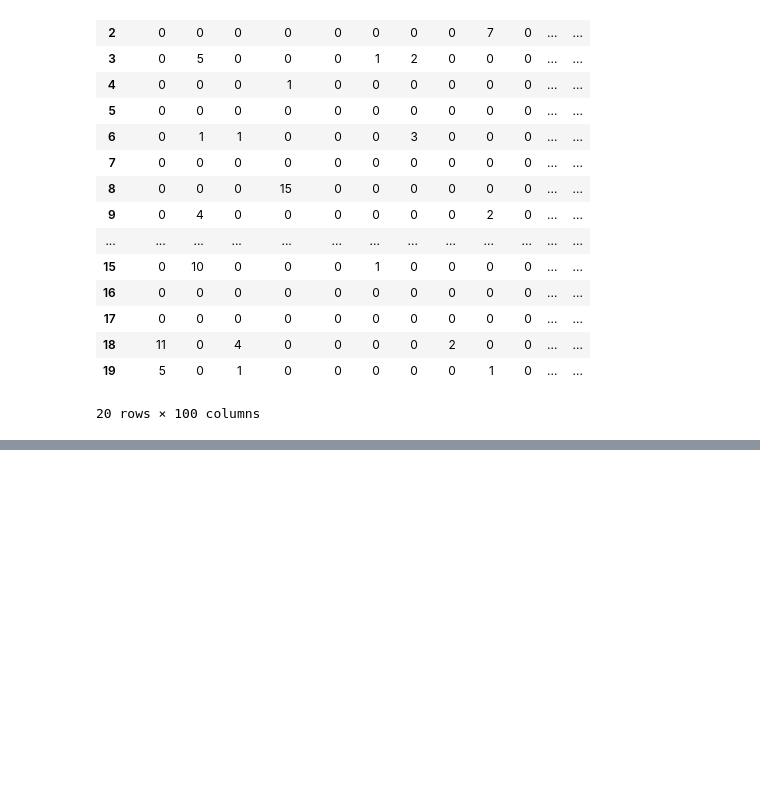
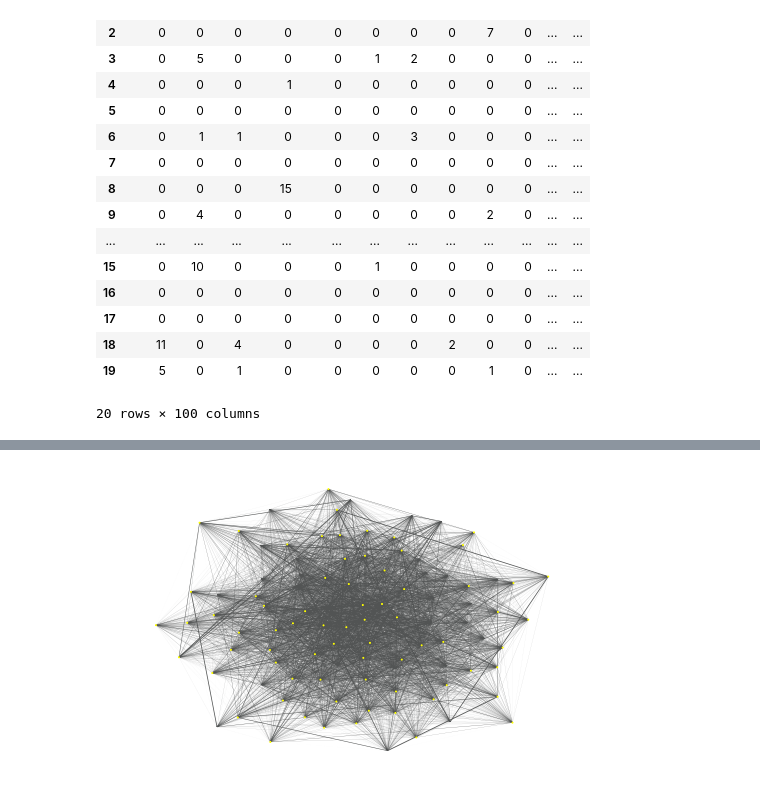
Before and after one commit to aqua86400/107-2NTUFintech_2ndgroup, a Jupyter notebook: HW2/main.ipynb, the cells around one changed output, grey strips where cells are left out. Cells and saved outputs as stored; diff of their text form; code cells hidden in the pictures; blank space fills up the shorter version.

```diff
--- a/HW2/main.ipynb
+++ b/HW2/main.ipynb
@@ -187,30 +187,33 @@ Index(['丁守中', '中國', '主委', '侯友宜', '候選人', '價值', '兩
 import networkx as nx
 import matplotlib.pyplot as plt
 import matplotlib.font_manager as fm
 from matplotlib.font_manager import _rebuild
 # refer to : https://github.com/joe0123/Fintech-Text_Mining_and_Machine_Learning/tree/master/HW2
 
 _rebuild()
 plt.rcParams['font.sans-serif'] = ['Microsoft JhengHei']
 plt.rcParams['axes.unicode_minus'] = False
 #reference: https://blog.csdn.net/helunqu2017/article/details/78602959
 
 
 df = pd.read_csv("co-occurancy_matrix.csv")
 co_matrix = coocc_df.values
+nm_list = CoOcc_df.columns
 freq_list = np.diag(coocc_df.values)
 
 G = nx.Graph()
 for i in range(len(co_matrix)):
     if freq_list[i] != 0:
         G.add_node(str(nm_list[i]), size = int(freq_list[i]))
 
 for i in range(len(co_matrix)):
     for j in range(len(co_matrix)):
         if (i != j) and (co_matrix[i][j] != 0.0):
             G.add_edge(str(nm_list[i]), str(nm_list[j]), weight = co_matrix[i][j])
 
 pos = nx.spring_layout(G, k = 0.5, iterations = 15)
 nx.draw(G, pos, with_labels=False, node_size = [u[1]['size']  for u in G.nodes.data()],
         width = [G[u][v]['weight'] for u, v in G.edges()], edge_color = '#525454', node_color = '#FFFF00')
 plt.show()
+# %% [output]
+[figure, added]
```
Also changed, not shown: parts of 4 cells of this notebook.
